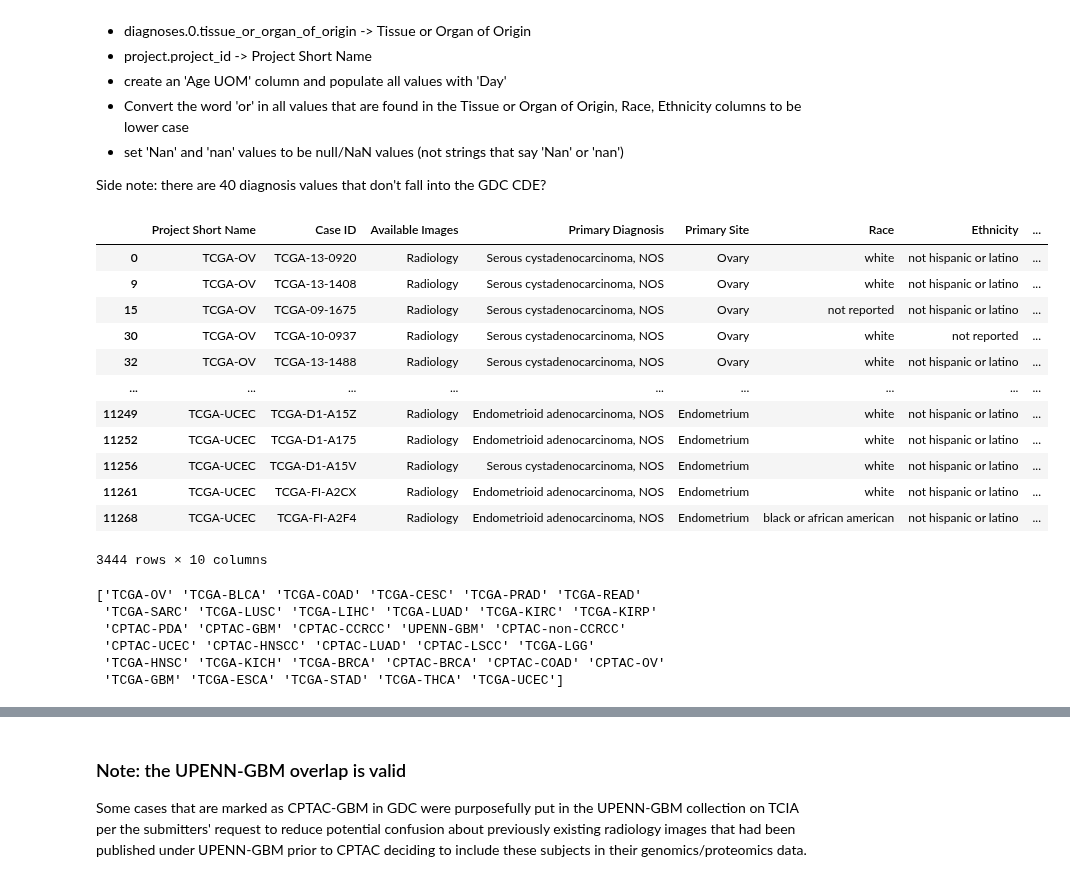
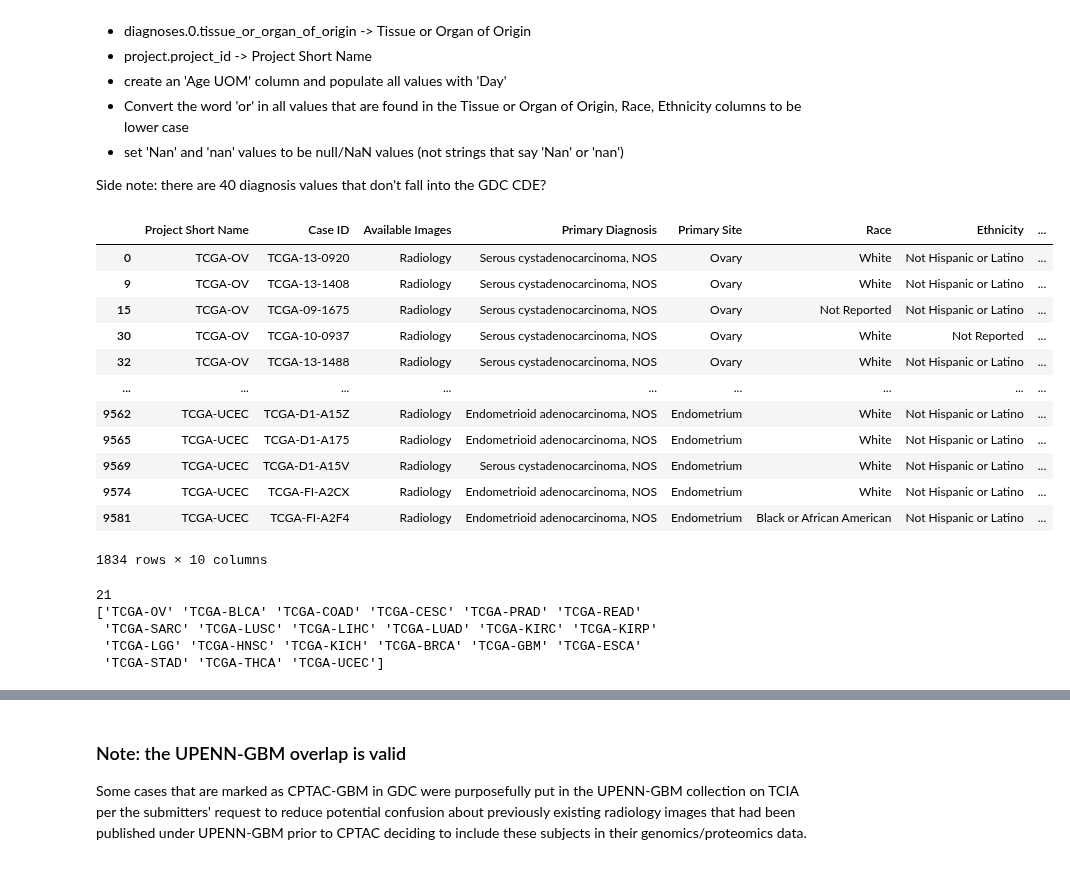
Before and after one commit to kirbyju/tcia-cohort-builder, a Jupyter notebook: crdc-clinical.ipynb, the cells around one changed output, grey strips where cells are left out. Drawn from its saved outputs; the diff is of its cells as text; code cells hidden in the pictures.

Commit message:
Data cleanup & path downloads
Cleaned up a lot of data and added ability to download path images for relevant subjects

```diff
--- a/crdc-clinical.ipynb
+++ b/crdc-clinical.ipynb
@@ -300,7 +485,7 @@ Index: []
 gdc_collection_list = radiology[radiology['Collection'].str.contains('tcga', case=False, na=False)]['Collection'].unique().tolist()
 
 # add CPTAC datasets (Note: these are referred to as programs in GDC rather than being specific to cancer type like TCIA. We'll resolve this later.)
-gdc_collection_list.extend(['CPTAC-2', 'CPTAC-3'])
+#gdc_collection_list.extend(['CPTAC-2', 'CPTAC-3'])
 
 print(len(gdc_collection_list))
 print(gdc_collection_list)
@@ -377,5 +562,5 @@ gdc_with_project_and_image_availability
 # %%
-gdc_with_project_and_image_availability = gdc_with_project_and_image_availability[gdc_with_project_and_image_availability['Available Images'] != 'Neither']
+gdc_with_project_and_image_availability = gdc_with_project_and_image_availability[gdc_with_project_and_image_availability['Available Images'] != 'None']
 
 #gdc_with_project_and_image_availability.to_excel('gdc-clinical.xlsx')
 
@@ -438,32 +623,72 @@ gdc_tmp = gdc_tmp[~gdc_tmp['Case ID'].isin(['604', '1488'])]
 
 # Add the 'Collection' column to the DataFrame to fix CPTAC collections (not just CPTAC-2 and CPTAC-3)
 gdc_clinical = add_collection_from_other_dfs(gdc_tmp, pathology, radiology)
+
+# Update the 'Project Short Name' value for the specific 'Case ID' that had overlap between CPTAC-GBM and the CPTAC-GBM CODEX dataset in pathDB
+gdc_clinical.loc[gdc_tmp['Case ID'] == 'C3N-03070', 'Project Short Name'] = 'CPTAC-GBM'
+# %%
+# Remove duplicate rows where all values are the same -- patients showing up more than once in PDC data due to multiple samples? not clear
+gdc_clinical = gdc_clinical.drop_duplicates()
+
+# Correct capitalization and replace 'other' in the 'Race' column
+race_corrections = {
+    'asian': 'Asian',
+    'not reported': 'Not Reported',
+    'black or african american': 'Black or African American',
+    'american indian or alaska native': 'American Indian or Alaska Native',
+    'native hawaiian or other pacific islander': 'Native Hawaiian or Other Pacific Islander',
+    'white': 'White',
+    'other': 'Unknown'
+}
+gdc_clinical['Race'] = gdc_clinical['Race'].replace(race_corrections)
+gdc_clinical['Race'] = gdc_clinical['Race'].fillna('Not Reported')
+
+# Correct capitalization in the 'Ethnicity' column
+ethnicity_corrections = {
+    'not reported': 'Not Reported',
+    'hispanic or latino': 'Hispanic or Latino',
+    'not hispanic or latino': 'Not Hispanic or Latino'
+}
+gdc_clinical['Ethnicity'] = gdc_clinical['Ethnicity'].replace(ethnicity_corrections)
+gdc_clinical['Ethnicity'] = gdc_clinical['Ethnicity'].fillna('Not Reported')
+
+# Correct capitalization and replace 'not reported' in the 'Sex at Birth' column
+sex_corrections = {
+    'male': 'Male',
+    'female': 'Female',
+    'not reported': 'Unknown',
+    'Not Reported': 'Unknown'
+}
+gdc_clinical['Sex at Birth'] = gdc_clinical['Sex at Birth'].replace(sex_corrections)
+gdc_clinical['Sex at Birth'] = gdc_clinical['Sex at Birth'].fillna('Unknown')
 # %%
+gdc_clinical.to_excel('gdc-clinical.xlsx')
+
 gdc_clinical
 # %% [output]
 |  | Project Short Name | Case ID | Available Images | Primary Diagnosis | Primary Site | Race | Ethnicity | ... |
-| 0 | TCGA-OV | TCGA-13-0920 | Radiology | Serous cystadenocarcinoma, NOS | Ovary | white | not hispanic or latino | ... |
-| 9 | TCGA-OV | TCGA-13-1408 | Radiology | Serous cystadenocarcinoma, NOS | Ovary | white | not hispanic or latino | ... |
-| 15 | TCGA-OV | TCGA-09-1675 | Radiology | Serous cystadenocarcinoma, NOS | Ovary | not reported | not hispanic or latino | ... |
-| 30 | TCGA-OV | TCGA-10-0937 | Radiology | Serous cystadenocarcinoma, NOS | Ovary | white | not reported | ... |
-| 32 | TCGA-OV | TCGA-13-1488 | Radiology | Serous cystadenocarcinoma, NOS | Ovary | white | not hispanic or latino | ... |
+| 0 | TCGA-OV | TCGA-13-0920 | Radiology | Serous cystadenocarcinoma, NOS | Ovary | White | Not Hispanic or Latino | ... |
+| 9 | TCGA-OV | TCGA-13-1408 | Radiology | Serous cystadenocarcinoma, NOS | Ovary | White | Not Hispanic or Latino | ... |
+| 15 | TCGA-OV | TCGA-09-1675 | Radiology | Serous cystadenocarcinoma, NOS | Ovary | Not Reported | Not Hispanic or Latino | ... |
+| 30 | TCGA-OV | TCGA-10-0937 | Radiology | Serous cystadenocarcinoma, NOS | Ovary | White | Not Reported | ... |
+| 32 | TCGA-OV | TCGA-13-1488 | Radiology | Serous cystadenocarcinoma, NOS | Ovary | White | Not Hispanic or Latino | ... |
 | ... | ... | ... | ... | ... | ... | ... | ... | ... |
-| 11249 | TCGA-UCEC | TCGA-D1-A15Z | Radiology | Endometrioid adenocarcinoma, NOS | Endometrium | white | not hispanic or latino | ... |
-| 11252 | TCGA-UCEC | TCGA-D1-A175 | Radiology | Endometrioid adenocarcinoma, NOS | Endometrium | white | not hispanic or latino | ... |
-| 11256 | TCGA-UCEC | TCGA-D1-A15V | Radiology | Serous cystadenocarcinoma, NOS | Endometrium | white | not hispanic or latino | ... |
-| 11261 | TCGA-UCEC | TCGA-FI-A2CX | Radiology | Endometrioid adenocarcinoma, NOS | Endometrium | white | not hispanic or latino | ... |
-| 11268 | TCGA-UCEC | TCGA-FI-A2F4 | Radiology | Endometrioid adenocarcinoma, NOS | Endometrium | black or african american | not hispanic or latino | ... |
+| 9562 | TCGA-UCEC | TCGA-D1-A15Z | Radiology | Endometrioid adenocarcinoma, NOS | Endometrium | White | Not Hispanic or Latino | ... |
+| 9565 | TCGA-UCEC | TCGA-D1-A175 | Radiology | Endometrioid adenocarcinoma, NOS | Endometrium | White | Not Hispanic or Latino | ... |
+| 9569 | TCGA-UCEC | TCGA-D1-A15V | Radiology | Serous cystadenocarcinoma, NOS | Endometrium | White | Not Hispanic or Latino | ... |
+| 9574 | TCGA-UCEC | TCGA-FI-A2CX | Radiology | Endometrioid adenocarcinoma, NOS | Endometrium | White | Not Hispanic or Latino | ... |
+| 9581 | TCGA-UCEC | TCGA-FI-A2F4 | Radiology | Endometrioid adenocarcinoma, NOS | Endometrium | Black or African American | Not Hispanic or Latino | ... |
-3444 rows × 10 columns
+1834 rows × 10 columns
 # %%
 # Get the unique values for 'project.project_id' column
 unique_project_ids = gdc_clinical['Project Short Name'].unique()
 
 # Display the unique project IDs
+print(len(unique_project_ids))
 print(unique_project_ids)
 # %% [output]
+21
 ['TCGA-OV' 'TCGA-BLCA' 'TCGA-COAD' 'TCGA-CESC' 'TCGA-PRAD' 'TCGA-READ'
  'TCGA-SARC' 'TCGA-LUSC' 'TCGA-LIHC' 'TCGA-LUAD' 'TCGA-KIRC' 'TCGA-KIRP'
- 'CPTAC-PDA' 'CPTAC-GBM' 'CPTAC-CCRCC' 'UPENN-GBM' 'CPTAC-non-CCRCC'
- 'CPTAC-UCEC' 'CPTAC-HNSCC' 'CPTAC-LUAD' 'CPTAC-LSCC' 'TCGA-LGG'
- 'TCGA-HNSC' 'TCGA-KICH' 'TCGA-BRCA' 'CPTAC-BRCA' 'CPTAC-COAD' 'CPTAC-OV'
- 'TCGA-GBM' 'TCGA-ESCA' 'TCGA-STAD' 'TCGA-THCA' 'TCGA-UCEC']
+ 'TCGA-LGG' 'TCGA-HNSC' 'TCGA-KICH' 'TCGA-BRCA' 'TCGA-GBM' 'TCGA-ESCA'
+ 'TCGA-STAD' 'TCGA-THCA' 'TCGA-UCEC']
```
Also changed, not shown: parts of 40 cells of this notebook, 5 other files.
